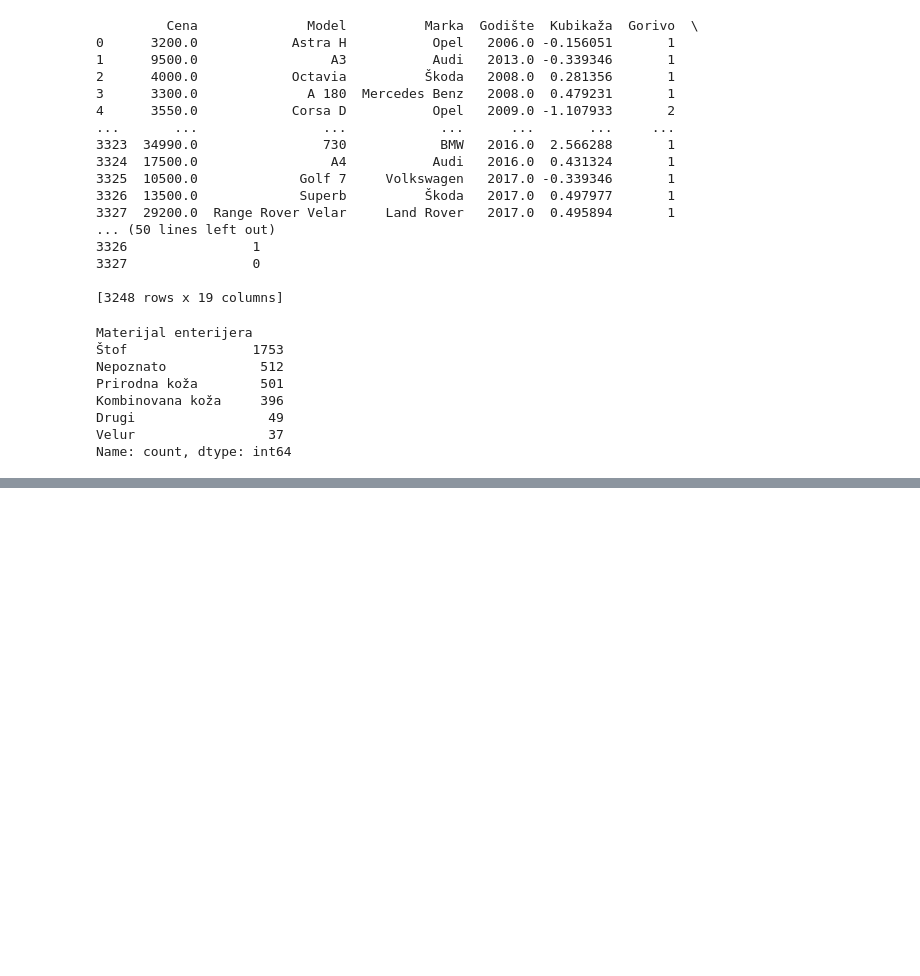
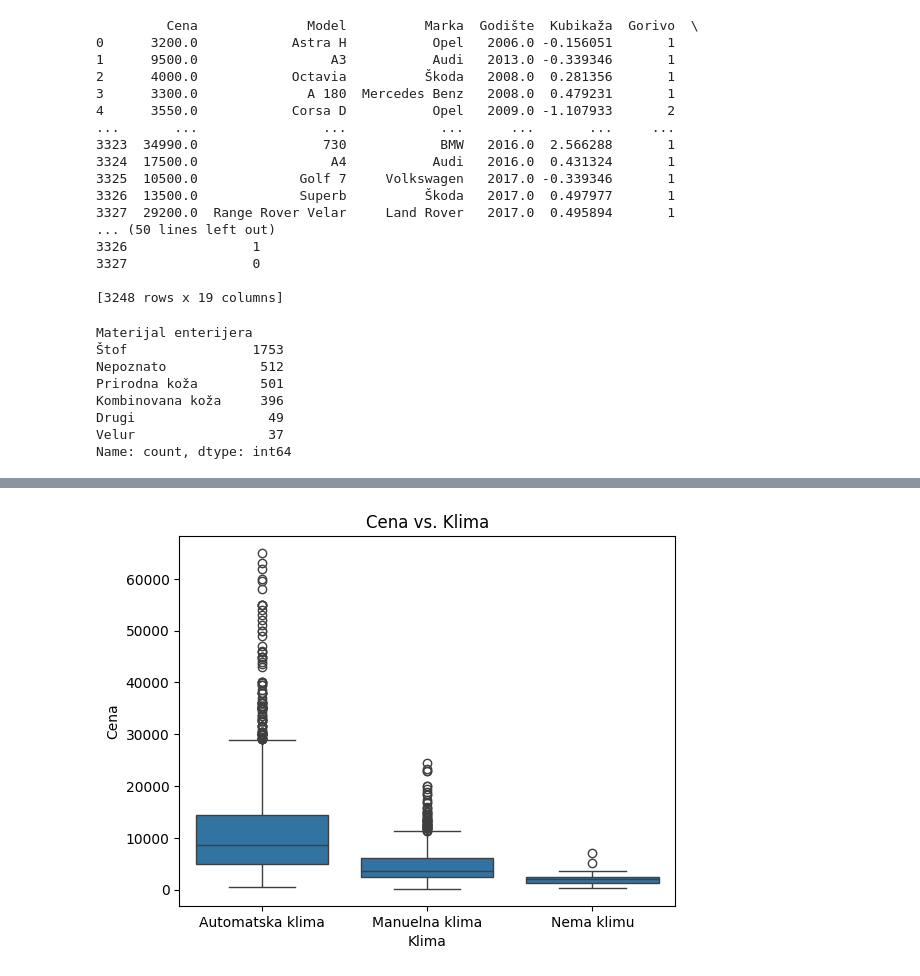
Before and after one commit to boskokul/CarPricePredictor, a Jupyter notebook: SIAPV1.ipynb, the cells around one changed output, grey strips where cells are left out. Saved outputs shown, nothing was run; the diff lists cells and outputs as text; code cells hidden in the pictures; blank space fills up the shorter version.

```diff
--- a/SIAPV1.ipynb
+++ b/SIAPV1.ipynb
@@ -608 +643,10 @@ Name: count, dtype: int64
+# %%
+# izbacicemo ove sto nemaju najveovatnije a onda one hot encoding
+df['Klima'].value_counts()
+sns.boxplot(x='Klima', y='Cena', data=df)
+plt.title('Cena vs. Klima')
+plt.show()
+# na osnovu plota vidim da imamo dosta autlajera
+# %% [output]
+[figure, added]
 # %%
```
Also changed, not shown: parts of 23 cells of this notebook.
